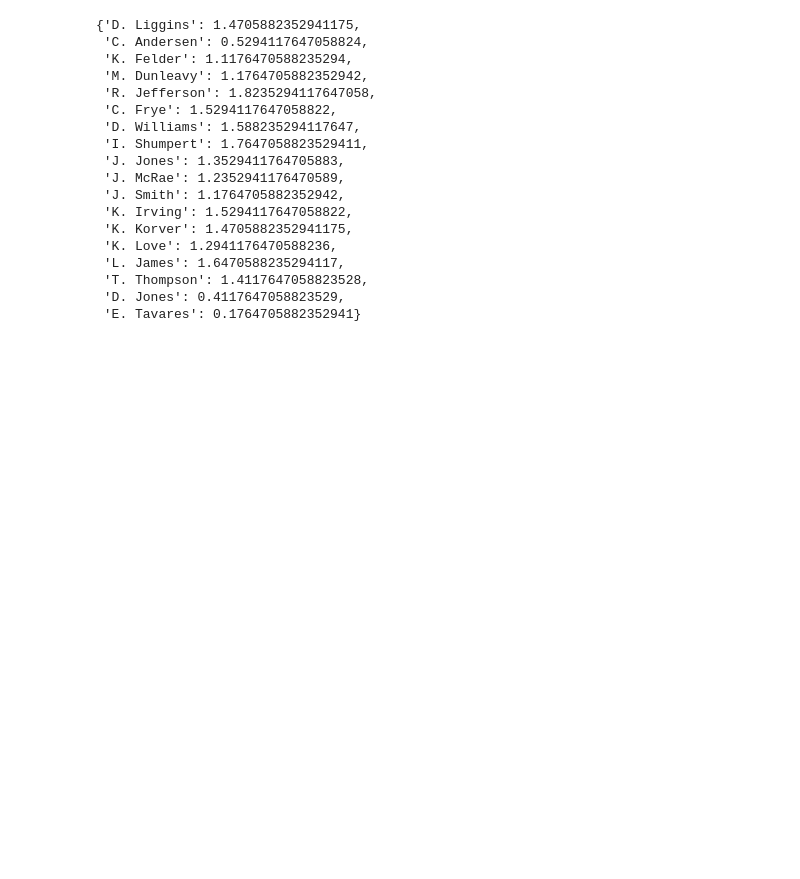
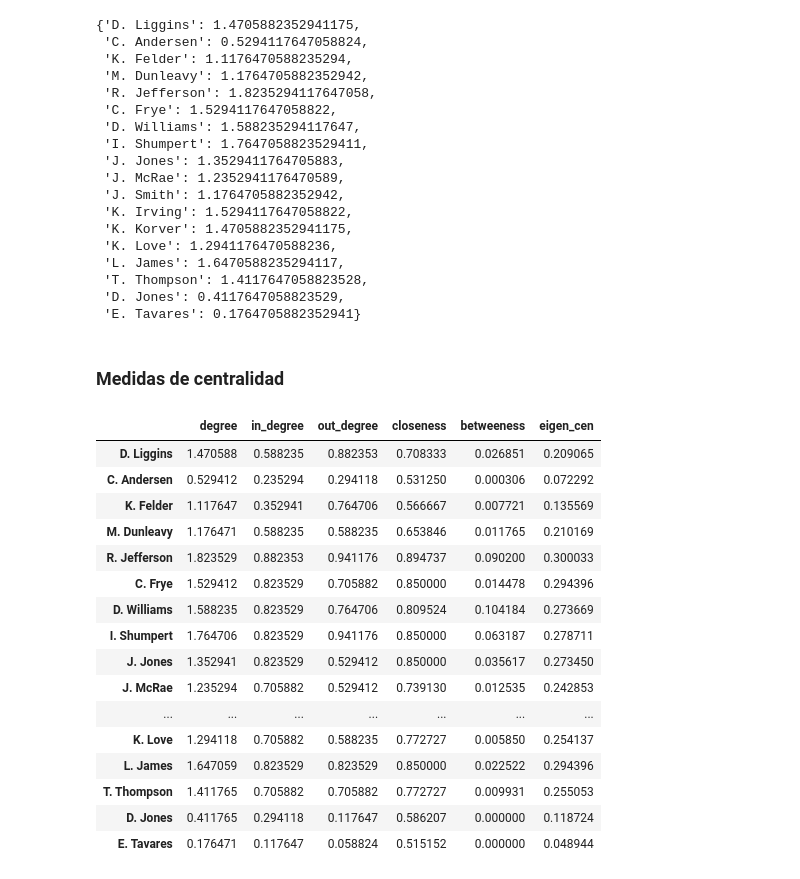
Before and after one commit to Millan13/Moneyball-NBA, a Jupyter notebook: Notebooks/Analisis_pagerank.ipynb, the cells around one changed output. Saved outputs shown, nothing was run; the diff lists cells and outputs as text; code cells hidden in the pictures; blank space fills up the shorter version.

```diff
--- a/Notebooks/Analisis_pagerank.ipynb
+++ b/Notebooks/Analisis_pagerank.ipynb
@@ -473,3 +464,34 @@ nx.degree_centrality(G)
  'T. Thompson': 1.4117647058823528,
  'D. Jones': 0.4117647058823529,
  'E. Tavares': 0.1764705882352941}
+# %% [markdown]
+### Medidas de centralidad
+# %%
+degree = nx.degree_centrality(G)
+in_degree = nx.in_degree_centrality(G)
+out_degree = nx.out_degree_centrality(G)
+closeness = nx.closeness_centrality(G)
+betweeness = nx.betweenness_centrality(G)
+eigen_cen = nx.eigenvector_centrality(G)
+df_CLE_central = pd.DataFrame([degree,in_degree,out_degree,closeness,betweeness,eigen_cen]).transpose()
+df_CLE_central.columns = ['degree','in_degree','out_degree','closeness','betweeness','eigen_cen']
+# %%
+df_CLE_central
+# %% [output]
+|  | degree | in_degree | out_degree | closeness | betweeness | eigen_cen |
+| D. Liggins | 1.470588 | 0.588235 | 0.882353 | 0.708333 | 0.026851 | 0.209065 |
+| C. Andersen | 0.529412 | 0.235294 | 0.294118 | 0.531250 | 0.000306 | 0.072292 |
+| K. Felder | 1.117647 | 0.352941 | 0.764706 | 0.566667 | 0.007721 | 0.135569 |
+| M. Dunleavy | 1.176471 | 0.588235 | 0.588235 | 0.653846 | 0.011765 | 0.210169 |
+| R. Jefferson | 1.823529 | 0.882353 | 0.941176 | 0.894737 | 0.090200 | 0.300033 |
+| C. Frye | 1.529412 | 0.823529 | 0.705882 | 0.850000 | 0.014478 | 0.294396 |
+| D. Williams | 1.588235 | 0.823529 | 0.764706 | 0.809524 | 0.104184 | 0.273669 |
+| I. Shumpert | 1.764706 | 0.823529 | 0.941176 | 0.850000 | 0.063187 | 0.278711 |
+| J. Jones | 1.352941 | 0.823529 | 0.529412 | 0.850000 | 0.035617 | 0.273450 |
+| J. McRae | 1.235294 | 0.705882 | 0.529412 | 0.739130 | 0.012535 | 0.242853 |
+| ... | ... | ... | ... | ... | ... | ... |
+| K. Love | 1.294118 | 0.705882 | 0.588235 | 0.772727 | 0.005850 | 0.254137 |
+| L. James | 1.647059 | 0.823529 | 0.823529 | 0.850000 | 0.022522 | 0.294396 |
+| T. Thompson | 1.411765 | 0.705882 | 0.705882 | 0.772727 | 0.009931 | 0.255053 |
+| D. Jones | 0.411765 | 0.294118 | 0.117647 | 0.586207 | 0.000000 | 0.118724 |
+| E. Tavares | 0.176471 | 0.117647 | 0.058824 | 0.515152 | 0.000000 | 0.048944 |
```
Also changed, not shown: parts of 20 cells of this notebook.
